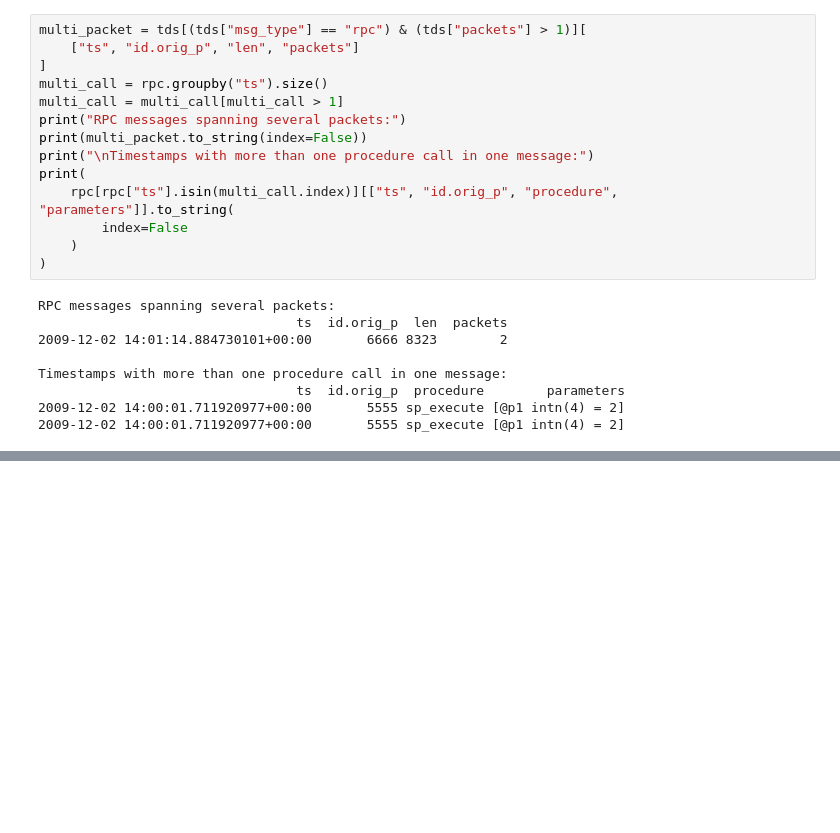
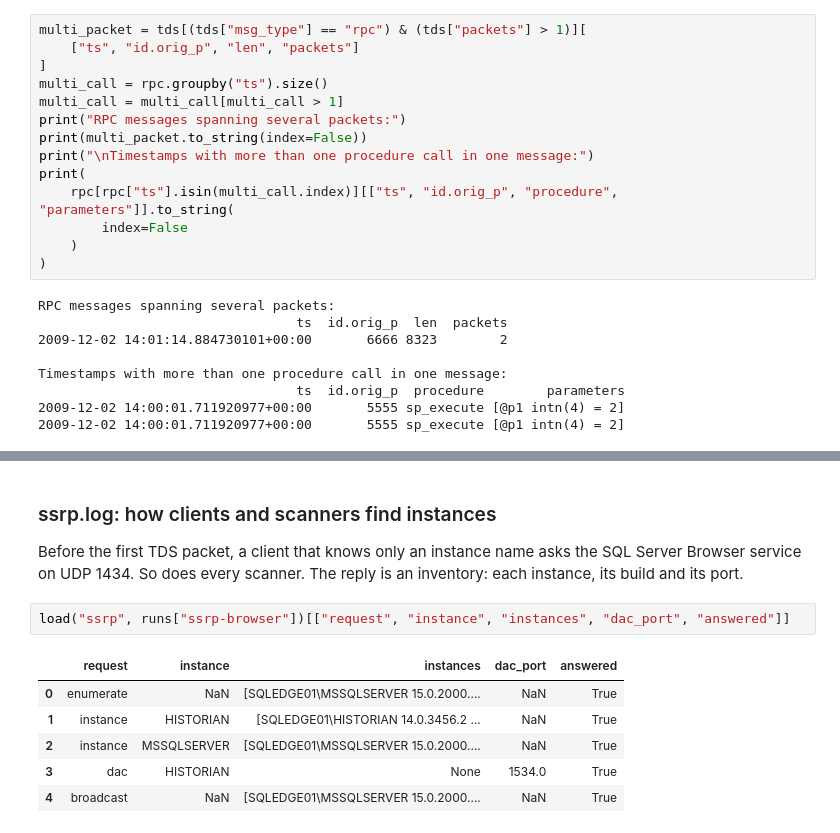
Before and after one commit to dgunter/Blog-Code, a Jupyter notebook: TDS Analysis/tds-zeek.ipynb, the cells around one changed output, grey strips where cells are left out. Saved outputs shown, nothing was run; the diff lists cells and outputs as text; blank space fills up the shorter version.

```diff
--- a/TDS Analysis/tds-zeek.ipynb
+++ b/TDS Analysis/tds-zeek.ipynb
@@ -261,0 +445,13 @@ shutil.rmtree(logs, ignore_errors=True)
+# %% [markdown]
+### ssrp.log: how clients and scanners find instances
+
+Before the first TDS packet, a client that knows only an instance name asks the SQL Server Browser service on UDP 1434. So does every scanner. The reply is an inventory: each instance, its build and its port.
+# %%
+load("ssrp", runs["ssrp-browser"])[["request", "instance", "instances", "dac_port", "answered"]]
+# %% [output]
+|  | request | instance | instances | dac_port | answered |
+| 0 | enumerate | NaN | [SQLEDGE01\MSSQLSERVER 15.0.2000.... | NaN | True |
+| 1 | instance | HISTORIAN | [SQLEDGE01\HISTORIAN 14.0.3456.2 ... | NaN | True |
+| 2 | instance | MSSQLSERVER | [SQLEDGE01\MSSQLSERVER 15.0.2000.... | NaN | True |
+| 3 | dac | HISTORIAN | None | 1534.0 | True |
+| 4 | broadcast | NaN | [SQLEDGE01\MSSQLSERVER 15.0.2000.... | NaN | True |
```
Also changed, not shown: parts of 20 cells of this notebook.
